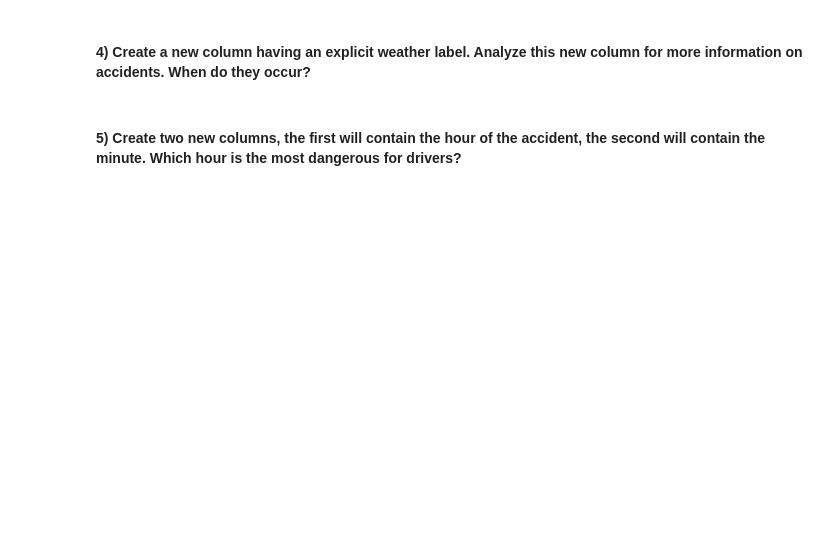
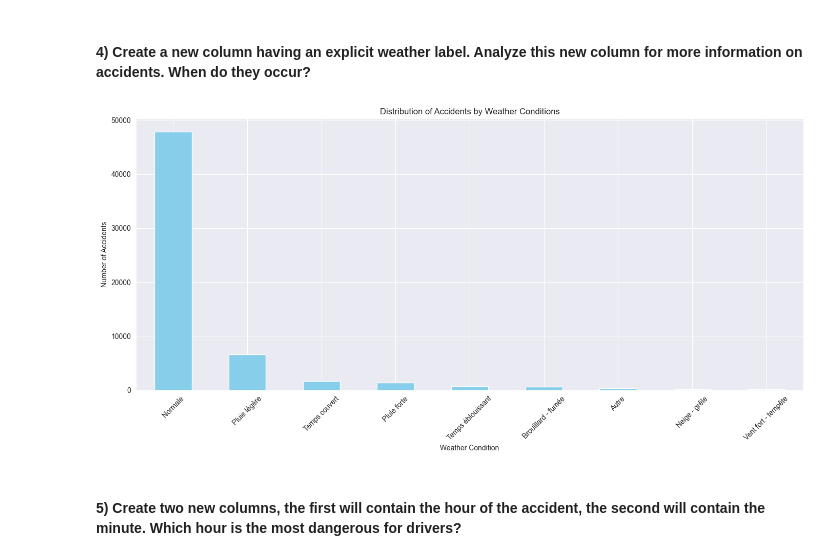
Before and after one commit to Poliaboy/PythonForDataAnalysis, a Jupyter notebook: PW5_Alex_Szpakiewicz.ipynb, the cells around one changed output. Cells and saved outputs as stored; diff of their text form; code cells hidden in the pictures; blank space fills up the shorter version.

```diff
--- a/PW5_Alex_Szpakiewicz.ipynb
+++ b/PW5_Alex_Szpakiewicz.ipynb
@@ -135,4 +199,31 @@ File path: https://www.data.gouv.fr/fr/datasets/r/96aadc9f-0b55-4e9a-a70e-c627ed
 # %% [markdown]
 #### 4) Create a new column having an explicit weather label. Analyze this new column for more information on accidents. When do they occur?
+# %%
+weather_mapping = {
+    -1: 'Non renseigné',
+    1: 'Normale',
+    2: 'Pluie légère',
+    3: 'Pluie forte',
+    4: 'Neige - grêle',
+    5: 'Brouillard - fumée',
+    6: 'Vent fort - tempête',
+    7: 'Temps éblouissant',
+    8: 'Temps couvert',
+    9: 'Autre'
+}
+data['weather_label'] = data['atm'].map(weather_mapping)
+# %%
+weather_accidents = data['weather_label'].value_counts()
+
+plt.figure(figsize=(14, 7))
+weather_accidents.plot(kind='bar', color='skyblue')
+plt.title('Distribution of Accidents by Weather Conditions')
+plt.xlabel('Weather Condition')
+plt.ylabel('Number of Accidents')
+plt.xticks(rotation=45)
+plt.tight_layout()
+plt.show()
+# %% [output]
+[figure, added]
 # %% [markdown]
 #### 5) Create two new columns, the first will contain the hour of the accident, the second will contain the minute. Which hour is the most dangerous for drivers?
```
Also changed, not shown: parts of 20 cells of this notebook, 1 other file.
